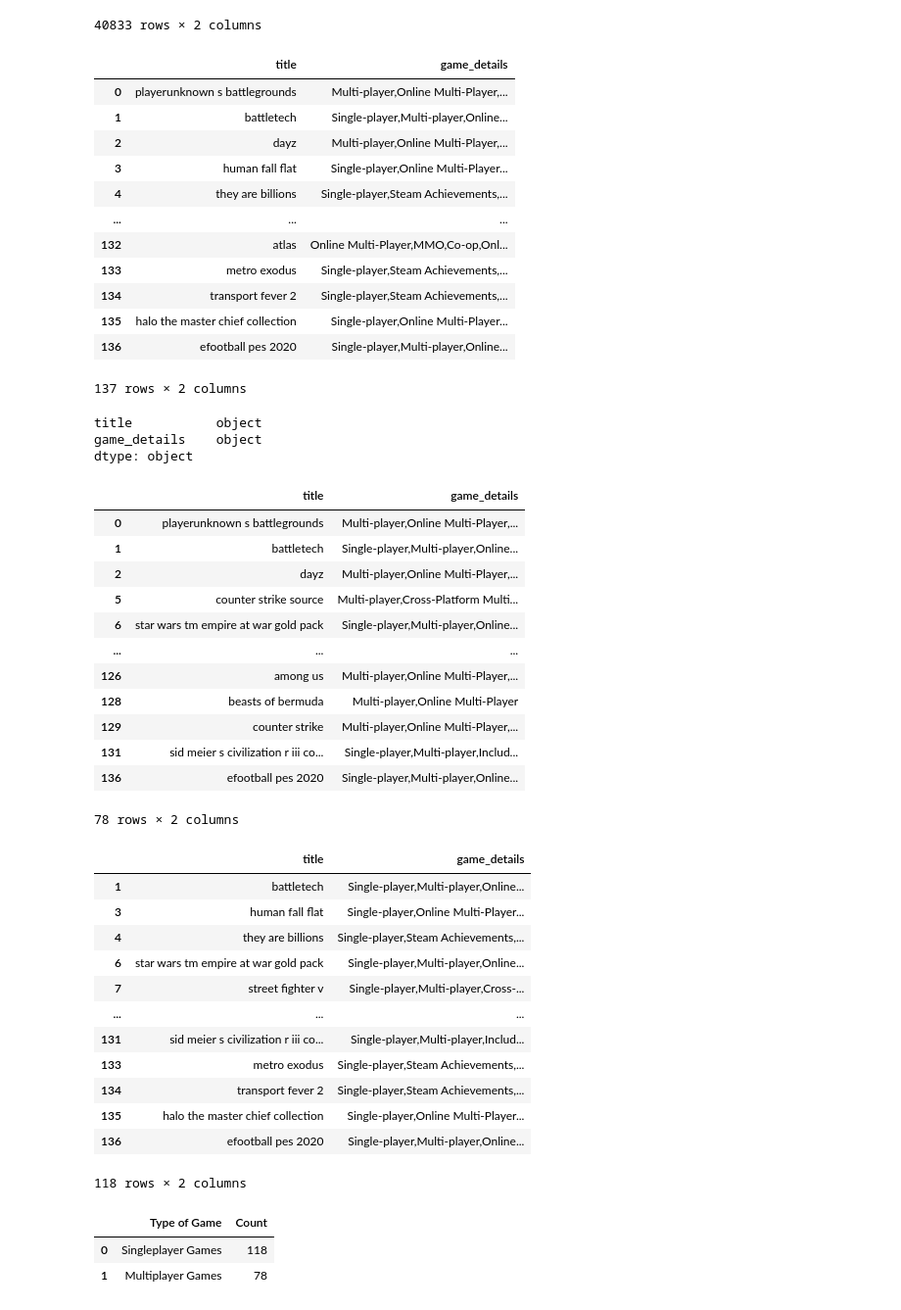
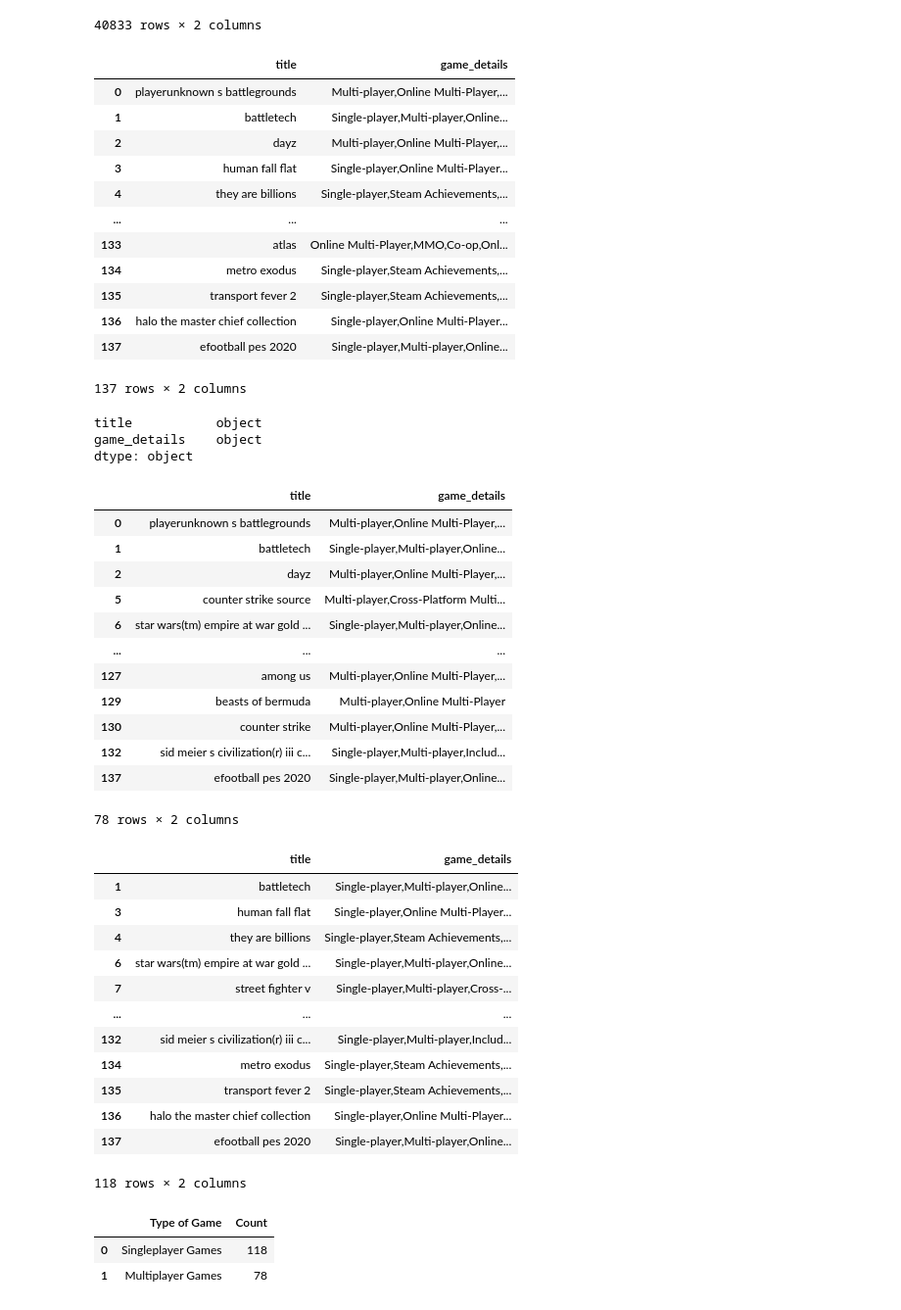
Before and after one commit to pyaepyaelily/videoGame, a Jupyter notebook: Mutli_Single_Final.ipynb, the cells around one changed output. Shown: that part at 98% size. Drawn from its saved outputs; the diff is of its cells as text; code cells hidden in the pictures.

```diff
--- a/Mutli_Single_Final.ipynb
+++ b/Mutli_Single_Final.ipynb
@@ -88,27 +88,27 @@ tags
 40833 rows × 2 columns
 # %%
 match_title = tags.title.isin(steamCombinedReviews.title)
-steamUniqueTitle4 = tags[match_title]
+steamUniqueTitle = tags[match_title]
 steamUniqueTitle = steamUniqueTitle.drop_duplicates(['title'])
 steamUniqueTitle = steamUniqueTitle.reset_index(drop=True)
 
 nan_value = float("NaN")
 steamUniqueTitle.replace("", nan_value, inplace=True)
 steamUniqueTitle.dropna(subset = ["title"], inplace=True)
 steamUniqueTitle
 # %% [output]
 |  | title | game_details |
 | 0 | playerunknown s battlegrounds | Multi-player,Online Multi-Player,... |
 | 1 | battletech | Single-player,Multi-player,Online... |
 | 2 | dayz | Multi-player,Online Multi-Player,... |
 | 3 | human fall flat | Single-player,Online Multi-Player... |
 | 4 | they are billions | Single-player,Steam Achievements,... |
 | ... | ... | ... |
-| 132 | atlas | Online Multi-Player,MMO,Co-op,Onl... |
-| 133 | metro exodus | Single-player,Steam Achievements,... |
-| 134 | transport fever 2 | Single-player,Steam Achievements,... |
-| 135 | halo the master chief collection | Single-player,Online Multi-Player... |
-| 136 | efootball pes 2020 | Single-player,Multi-player,Online... |
+| 133 | atlas | Online Multi-Player,MMO,Co-op,Onl... |
+| 134 | metro exodus | Single-player,Steam Achievements,... |
+| 135 | transport fever 2 | Single-player,Steam Achievements,... |
+| 136 | halo the master chief collection | Single-player,Online Multi-Player... |
+| 137 | efootball pes 2020 | Single-player,Multi-player,Online... |
 137 rows × 2 columns
 # %%
 steamUniqueTitle.dtypes
@@ -125,13 +125,13 @@ multi
 | 1 | battletech | Single-player,Multi-player,Online... |
 | 2 | dayz | Multi-player,Online Multi-Player,... |
 | 5 | counter strike source | Multi-player,Cross-Platform Multi... |
-| 6 | star wars tm empire at war gold pack | Single-player,Multi-player,Online... |
+| 6 | star wars(tm) empire at war gold ... | Single-player,Multi-player,Online... |
 | ... | ... | ... |
-| 126 | among us | Multi-player,Online Multi-Player,... |
-| 128 | beasts of bermuda | Multi-player,Online Multi-Player |
-| 129 | counter strike | Multi-player,Online Multi-Player,... |
-| 131 | sid meier s civilization r iii co... | Single-player,Multi-player,Includ... |
-| 136 | efootball pes 2020 | Single-player,Multi-player,Online... |
+| 127 | among us | Multi-player,Online Multi-Player,... |
+| 129 | beasts of bermuda | Multi-player,Online Multi-Player |
+| 130 | counter strike | Multi-player,Online Multi-Player,... |
+| 132 | sid meier s civilization(r) iii c... | Single-player,Multi-player,Includ... |
+| 137 | efootball pes 2020 | Single-player,Multi-player,Online... |
 78 rows × 2 columns
 # %%
 single = steamUniqueTitle[steamUniqueTitle['game_details'].str.contains('Single-player', regex = False)]
@@ -141,14 +141,14 @@ single
 | 1 | battletech | Single-player,Multi-player,Online... |
 | 3 | human fall flat | Single-player,Online Multi-Player... |
 | 4 | they are billions | Single-player,Steam Achievements,... |
-| 6 | star wars tm empire at war gold pack | Single-player,Multi-player,Online... |
+| 6 | star wars(tm) empire at war gold ... | Single-player,Multi-player,Online... |
 | 7 | street fighter v | Single-player,Multi-player,Cross-... |
 | ... | ... | ... |
-| 131 | sid meier s civilization r iii co... | Single-player,Multi-player,Includ... |
-| 133 | metro exodus | Single-player,Steam Achievements,... |
-| 134 | transport fever 2 | Single-player,Steam Achievements,... |
-| 135 | halo the master chief collection | Single-player,Online Multi-Player... |
-| 136 | efootball pes 2020 | Single-player,Multi-player,Online... |
+| 132 | sid meier s civilization(r) iii c... | Single-player,Multi-player,Includ... |
+| 134 | metro exodus | Single-player,Steam Achievements,... |
+| 135 | transport fever 2 | Single-player,Steam Achievements,... |
+| 136 | halo the master chief collection | Single-player,Online Multi-Player... |
+| 137 | efootball pes 2020 | Single-player,Multi-player,Online... |
 118 rows × 2 columns
 # %%
 data = [['Singleplayer Games', len(single)], ['Multiplayer Games', len(multi)]]
```
